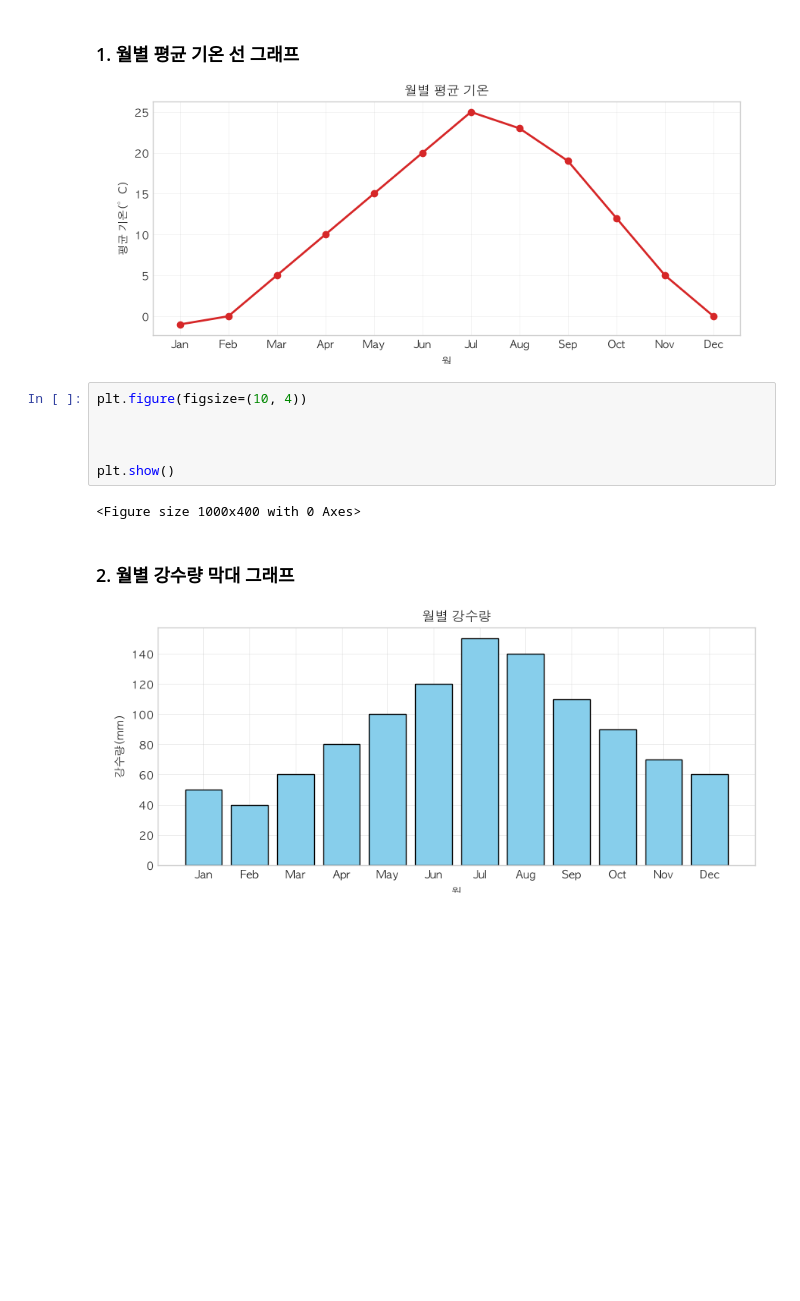
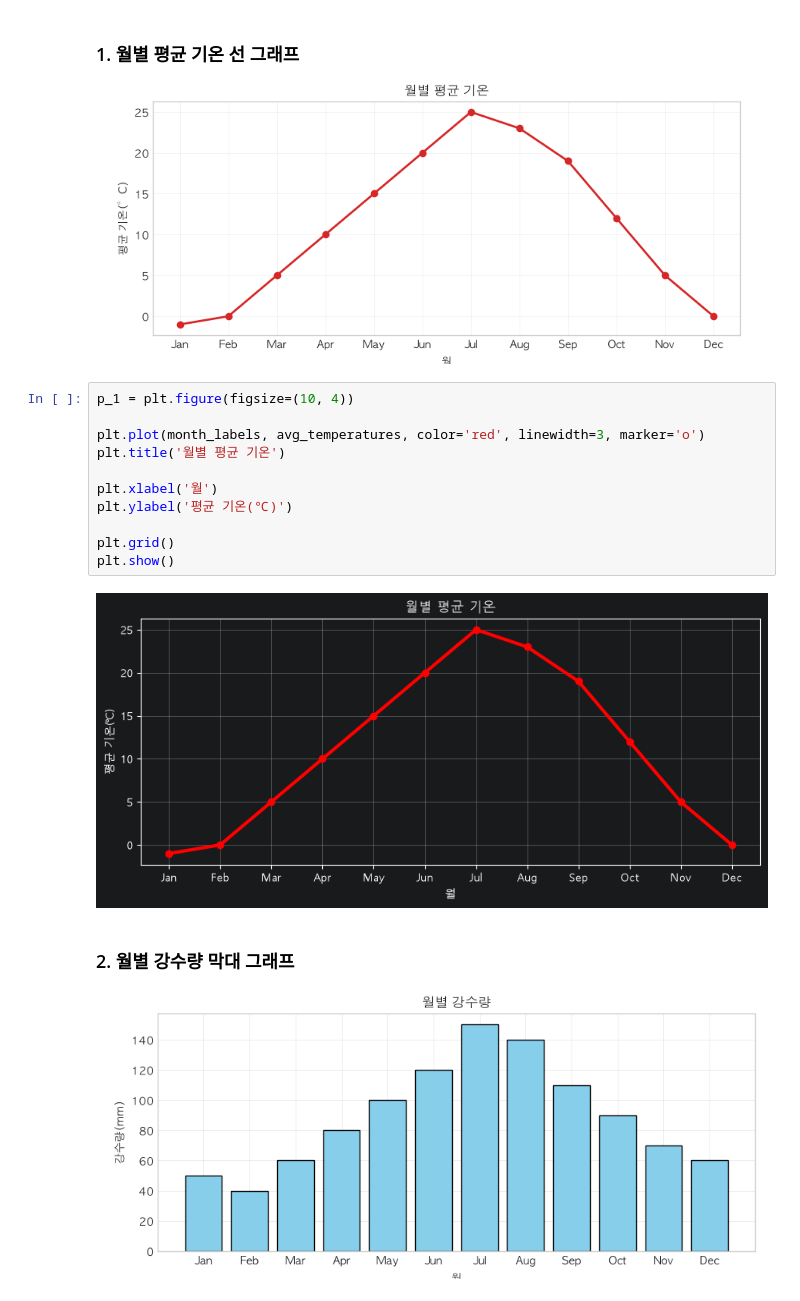
Before and after one commit to dohwa-skn-33/05_data_analysis, a Jupyter notebook: 03_data_visualization/homework/homework_matplotlib.ipynb, the cells around one changed output. Saved outputs shown, nothing was run; the diff lists cells and outputs as text; blank space fills up the shorter version.

```diff
--- a/03_data_visualization/homework/homework_matplotlib.ipynb
+++ b/03_data_visualization/homework/homework_matplotlib.ipynb
@@ -102,13 +105,18 @@ month_labels = [month[:3] for month in months]
 ### 1. 월별 평균 기온 선 그래프
 ![image.png](attachment:98d675ca-fb8d-4631-8e22-2286a9363148.png)
 # %%
-plt.figure(figsize=(10, 4))
+p_1 = plt.figure(figsize=(10, 4))
 
+plt.plot(month_labels, avg_temperatures, color='red', linewidth=3, marker='o')
+plt.title('월별 평균 기온')
 
+plt.xlabel('월')
+plt.ylabel('평균 기온(℃)')
 
+plt.grid()
 plt.show()
 # %% [output]
-<Figure size 1000x400 with 0 Axes>
+[figure, added]
 # %% [markdown]
 ### 2. 월별 강수량 막대 그래프
 
```
Also changed, not shown: parts of 7 cells of this notebook.
